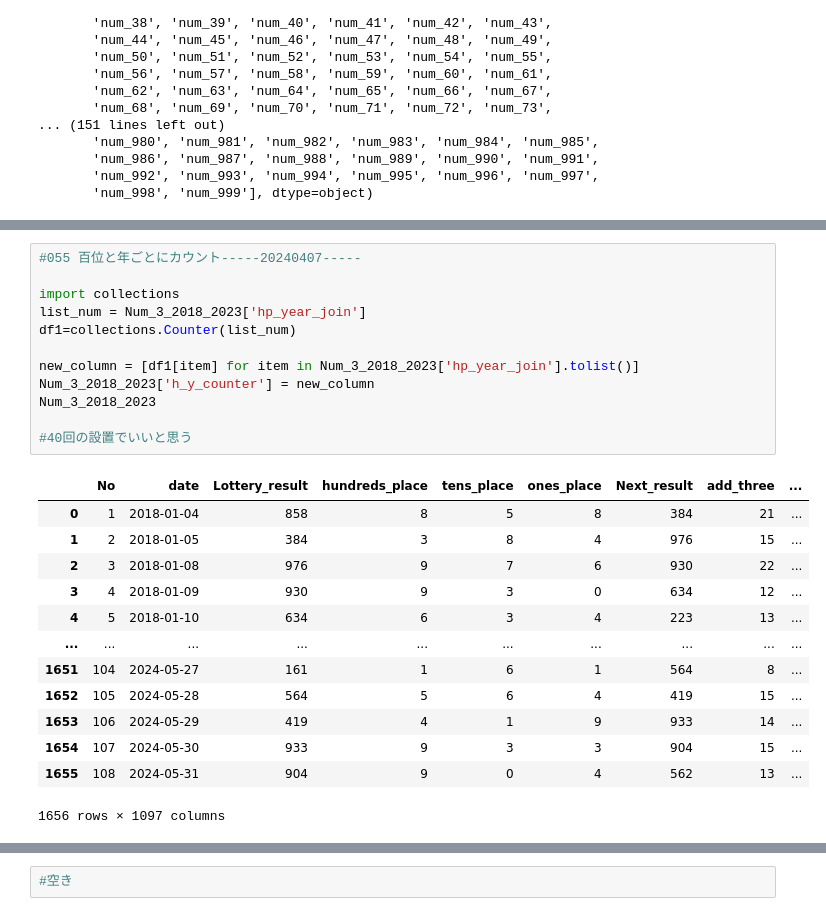
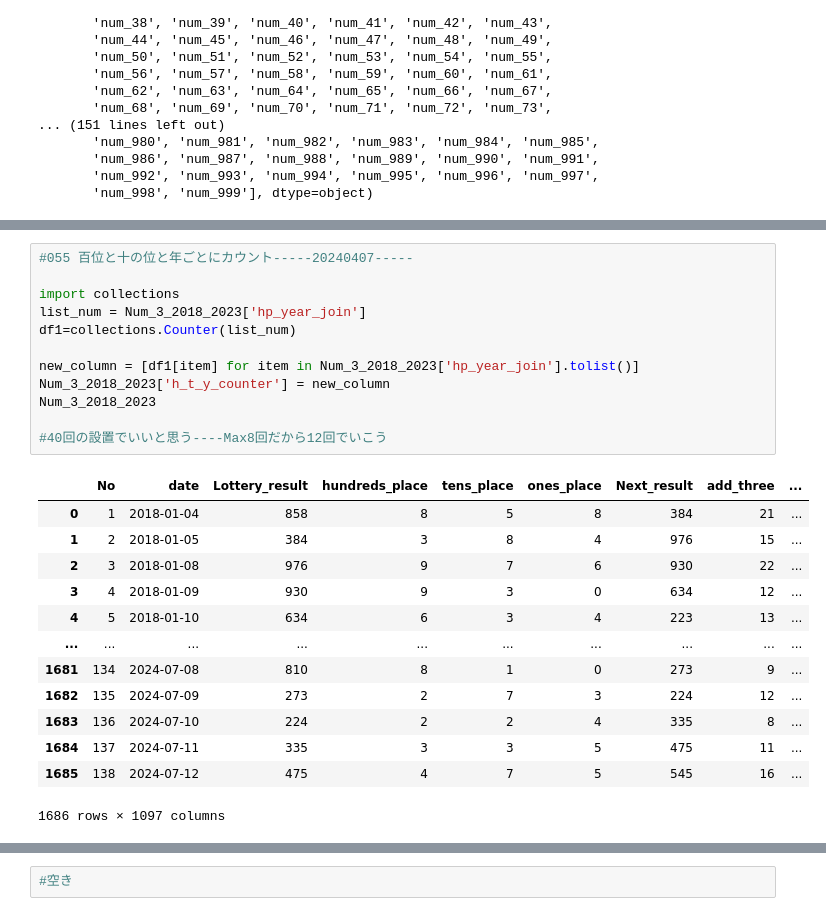
Before and after one commit to yyoshikun/workdir, a Jupyter notebook: Num_3_challenge_5.ipynb, the cells around one changed output, grey strips where cells are left out. Saved outputs shown, nothing was run; the diff lists cells and outputs as text.

```diff
--- a/Num_3_challenge_5.ipynb
+++ b/Num_3_challenge_5.ipynb
@@ -1167,27 +1168,27 @@ Num_3_2018_2023
 # %%
-#055 百位と年ごとにカウント-----20240407-----
+#055 百位と十の位と年ごとにカウント-----20240407-----
 
 import collections
 list_num = Num_3_2018_2023['hp_year_join']
 df1=collections.Counter(list_num)
 
 new_column = [df1[item] for item in Num_3_2018_2023['hp_year_join'].tolist()]
-Num_3_2018_2023['h_y_counter'] = new_column
+Num_3_2018_2023['h_t_y_counter'] = new_column
 Num_3_2018_2023
 
-#40回の設置でいいと思う
+#40回の設置でいいと思う----Max8回だから12回でいこう
 # %% [output]
 |  | No | date | Lottery_result | hundreds_place | tens_place | ones_place | Next_result | add_three | ... |
 | 0 | 1 | 2018-01-04 | 858 | 8 | 5 | 8 | 384 | 21 | ... |
 | 1 | 2 | 2018-01-05 | 384 | 3 | 8 | 4 | 976 | 15 | ... |
 | 2 | 3 | 2018-01-08 | 976 | 9 | 7 | 6 | 930 | 22 | ... |
 | 3 | 4 | 2018-01-09 | 930 | 9 | 3 | 0 | 634 | 12 | ... |
 | 4 | 5 | 2018-01-10 | 634 | 6 | 3 | 4 | 223 | 13 | ... |
 | ... | ... | ... | ... | ... | ... | ... | ... | ... | ... |
-| 1651 | 104 | 2024-05-27 | 161 | 1 | 6 | 1 | 564 | 8 | ... |
-| 1652 | 105 | 2024-05-28 | 564 | 5 | 6 | 4 | 419 | 15 | ... |
-| 1653 | 106 | 2024-05-29 | 419 | 4 | 1 | 9 | 933 | 14 | ... |
-| 1654 | 107 | 2024-05-30 | 933 | 9 | 3 | 3 | 904 | 15 | ... |
-| 1655 | 108 | 2024-05-31 | 904 | 9 | 0 | 4 | 562 | 13 | ... |
+| 1681 | 134 | 2024-07-08 | 810 | 8 | 1 | 0 | 273 | 9 | ... |
+| 1682 | 135 | 2024-07-09 | 273 | 2 | 7 | 3 | 224 | 12 | ... |
+| 1683 | 136 | 2024-07-10 | 224 | 2 | 2 | 4 | 335 | 8 | ... |
+| 1684 | 137 | 2024-07-11 | 335 | 3 | 3 | 5 | 475 | 11 | ... |
+| 1685 | 138 | 2024-07-12 | 475 | 4 | 7 | 5 | 545 | 16 | ... |
-1656 rows × 1097 columns
+1686 rows × 1097 columns
 # %%
```
Also changed, not shown: parts of 60 cells of this notebook, 7 other files.
